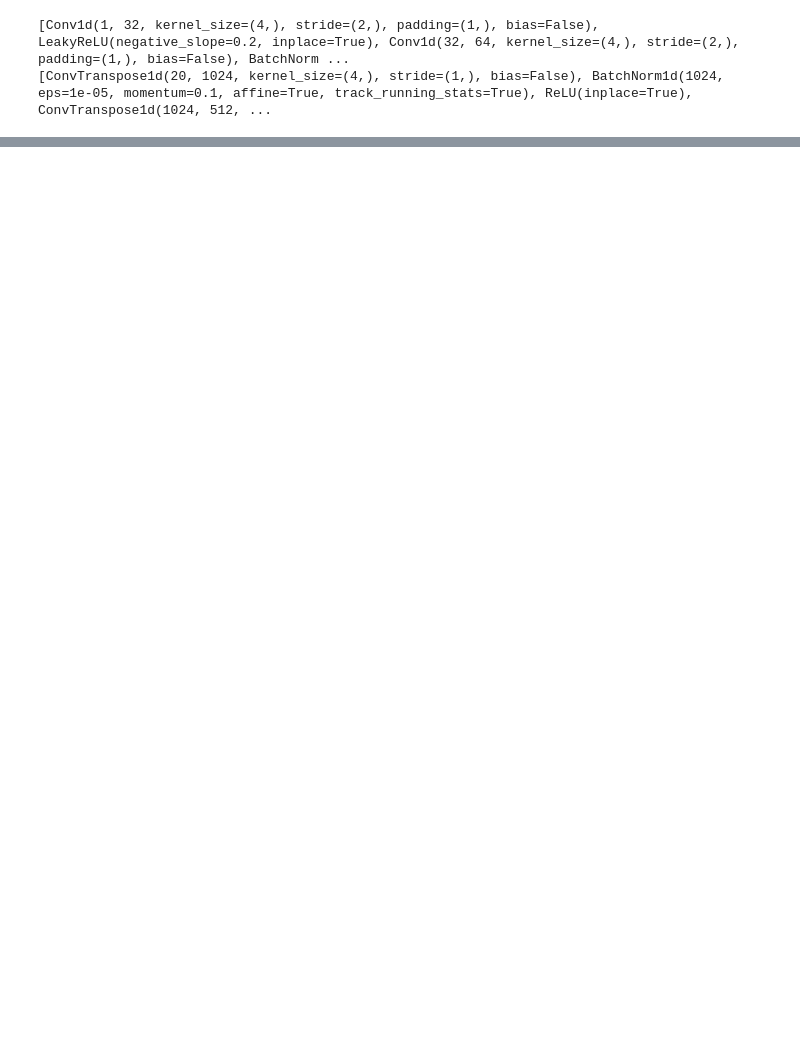
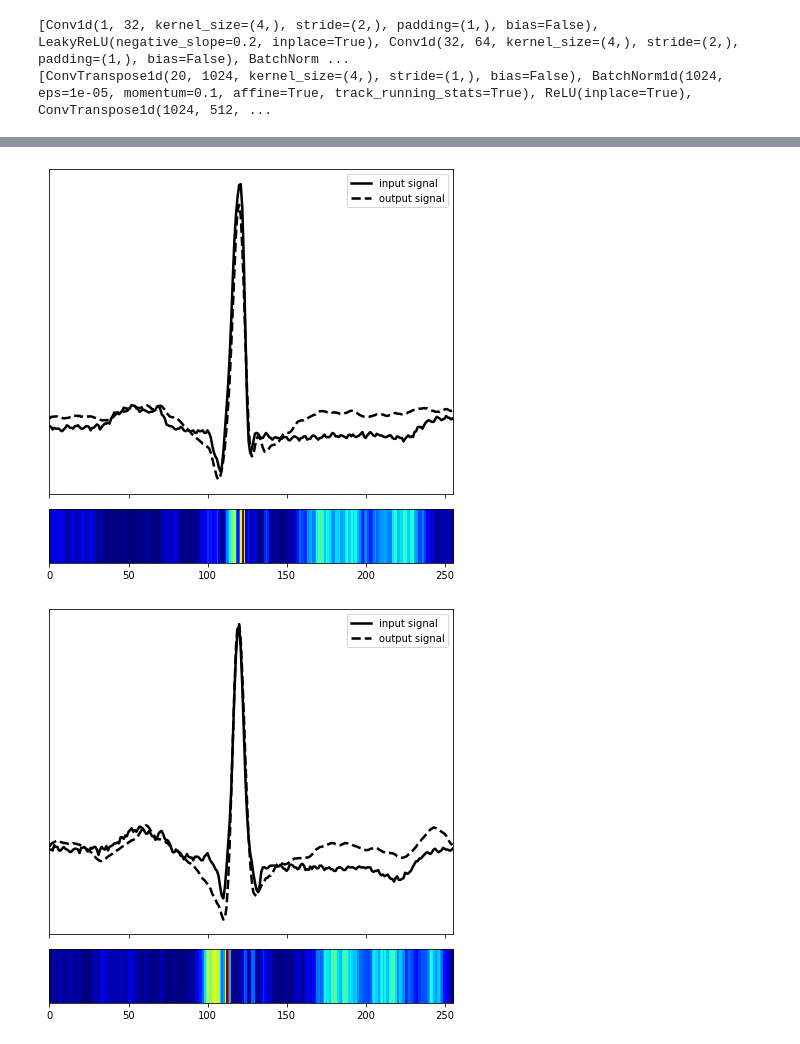
Before and after one commit to sunxiaobing1999/spartan2, a Jupyter notebook: live-tutorials/BeatGAN_demo.ipynb, the cells around one changed output, grey strips where cells are left out. Cells and saved outputs as stored; diff of their text form; code cells hidden in the pictures; blank space fills up the shorter version.

```diff
--- a/live-tutorials/BeatGAN_demo.ipynb
+++ b/live-tutorials/BeatGAN_demo.ipynb
@@ -135,0 +107,7 @@ ad_model.run(beatgan,ts_segs,param_run,device)
+# %%
+## show reconstruction examples of high anomalousness score
+draw_ts_heatmap(res[1][ind[-1]],res[2][ind[-1]],max_heat=max(res[0]),min_heat=min(res[0]))
+draw_ts_heatmap(res[1][ind[-2]],res[2][ind[-2]],max_heat=max(res[0]),min_heat=min(res[0]))
+# %% [output]
+[figure, added]
+[figure, added]
```
Also changed, not shown: parts of 8 cells of this notebook, 5 other files.
